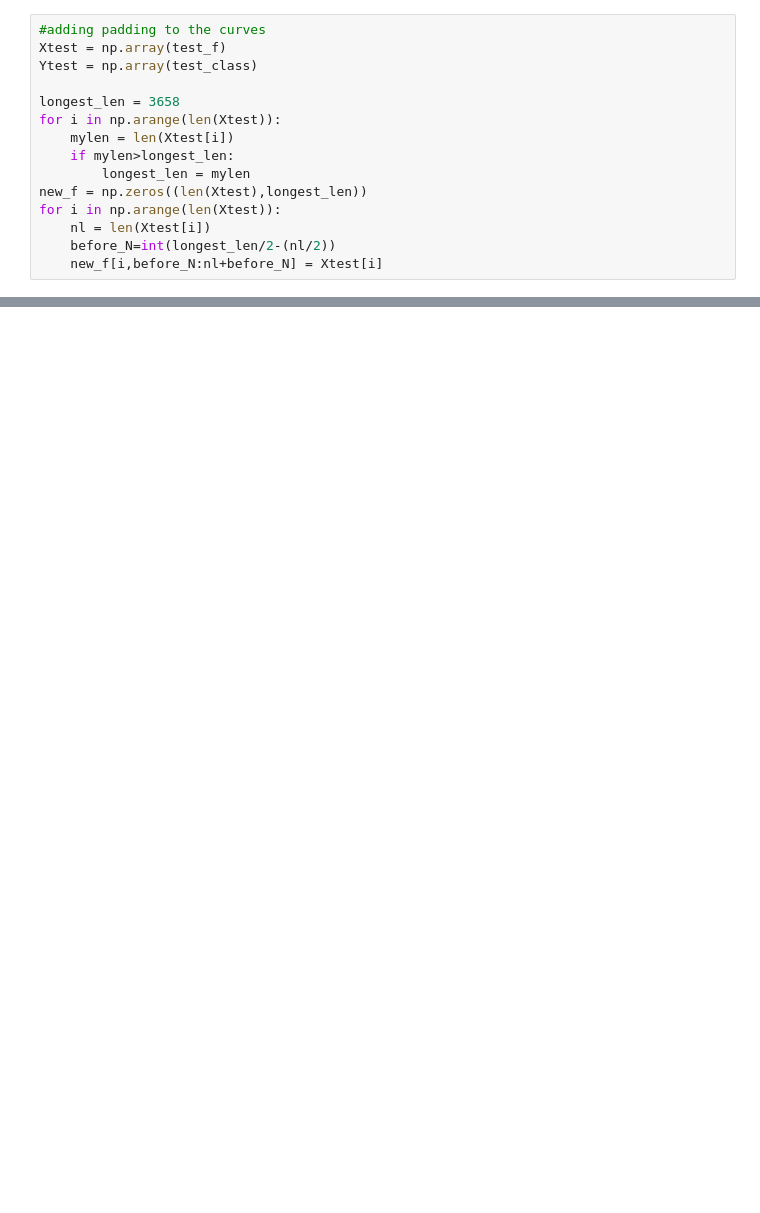
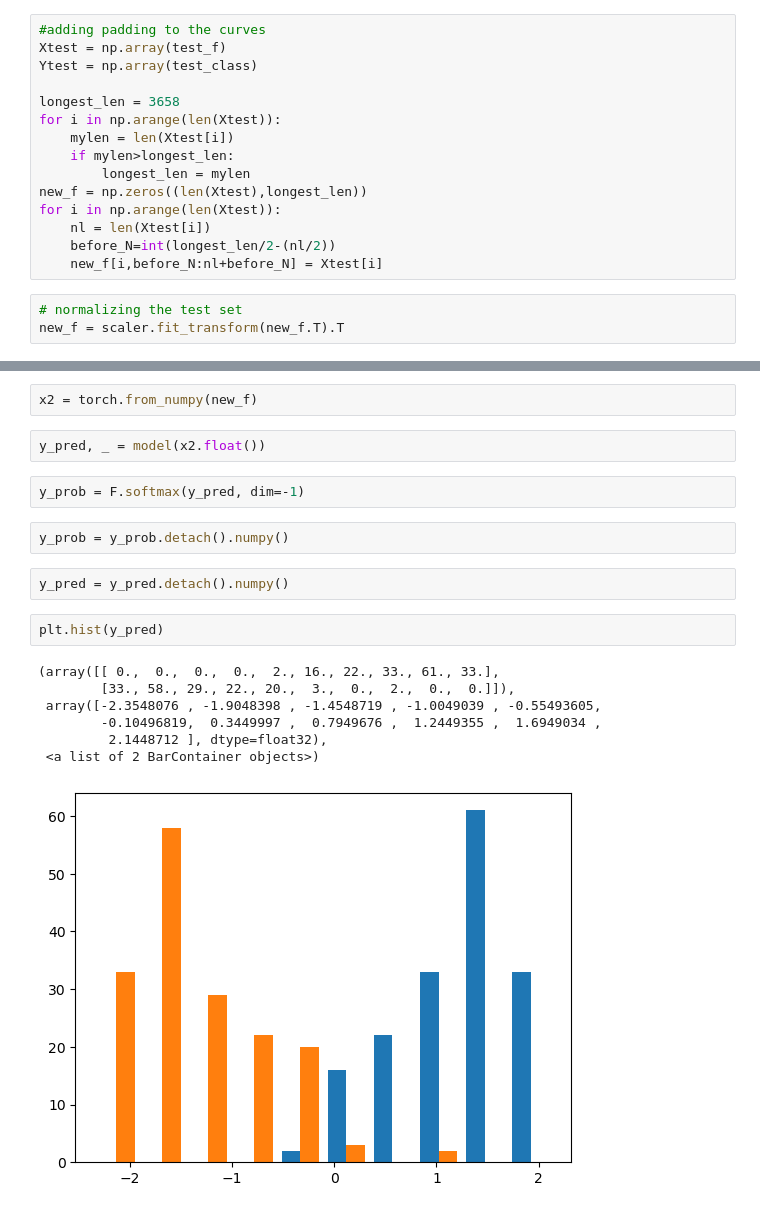
Before and after one commit to Aish-u/DS440-CAPSTONE, a Jupyter notebook: DS440_capstone.ipynb, the cells around one changed output, grey strips where cells are left out. Saved outputs shown, nothing was run; the diff lists cells and outputs as text; blank space fills up the shorter version.

```diff
--- a/DS440_capstone.ipynb
+++ b/DS440_capstone.ipynb
@@ -515,3 +533,6 @@ for i in np.arange(len(Xtest)):
     nl = len(Xtest[i])
     before_N=int(longest_len/2-(nl/2))
     new_f[i,before_N:nl+before_N] = Xtest[i]
+# %%
+# normalizing the test set
+new_f = scaler.fit_transform(new_f.T).T
@@ -521,0 +562,20 @@ xtest = scaler.fit_transform(new_f.T).T  # might not work here just yet
+# %%
+x2 = torch.from_numpy(new_f)
+# %%
+y_pred, _ = model(x2.float())
+# %%
+y_prob = F.softmax(y_pred, dim=-1)
+# %%
+y_prob = y_prob.detach().numpy()
+# %%
+y_pred = y_pred.detach().numpy()
+# %%
+plt.hist(y_pred)
+# %% [output]
+(array([[ 0.,  0.,  0.,  0.,  2., 16., 22., 33., 61., 33.],
+        [33., 58., 29., 22., 20.,  3.,  0.,  2.,  0.,  0.]]),
+ array([-2.3548076 , -1.9048398 , -1.4548719 , -1.0049039 , -0.55493605,
+        -0.10496819,  0.3449997 ,  0.7949676 ,  1.2449355 ,  1.6949034 ,
+         2.1448712 ], dtype=float32),
+ <a list of 2 BarContainer objects>)
+[figure, added]
```
Also changed, not shown: parts of 23 cells of this notebook, 1 other file.
